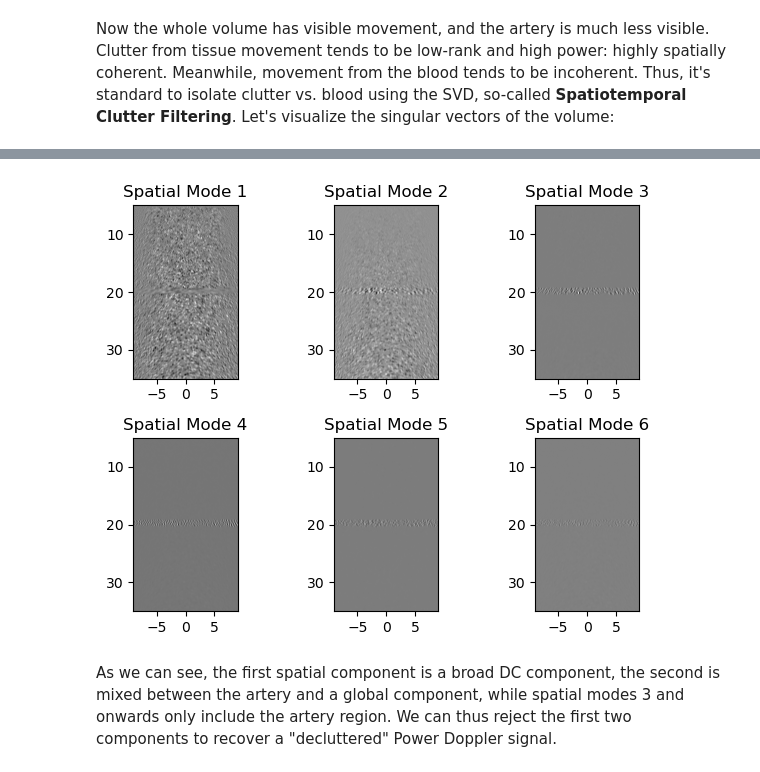
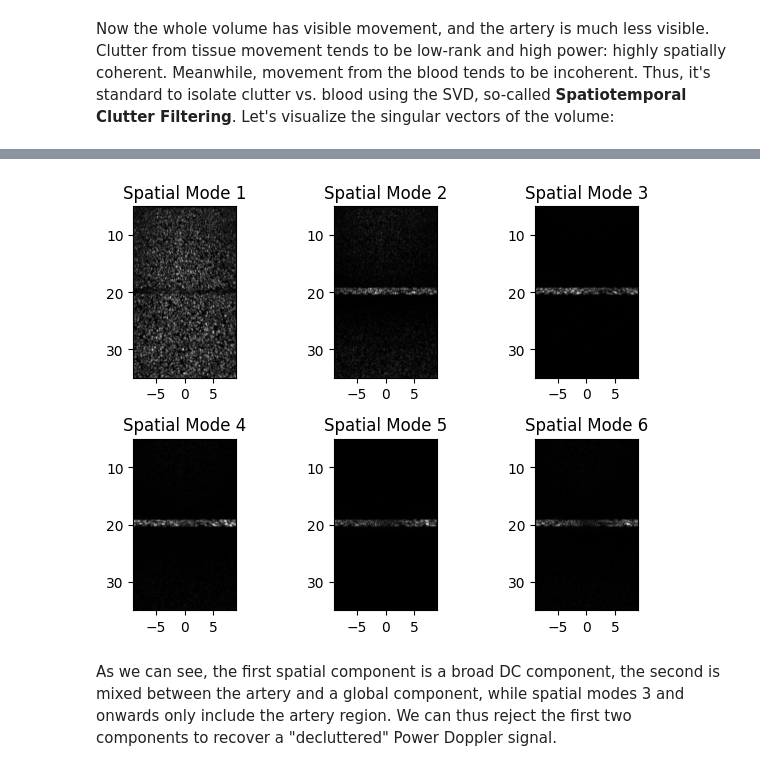
Before and after one commit to patrickmineault/fus, a Jupyter notebook: 03 - Functional Reconstruction.ipynb, the cells around one changed output, grey strips where cells are left out. Saved outputs shown, nothing was run; the diff lists cells and outputs as text; code cells hidden in the pictures.

```diff
--- a/03 - Functional Reconstruction.ipynb
+++ b/03 - Functional Reconstruction.ipynb
@@ -890,9 +889,8 @@ for density in densities:
         )
         imgs_complex_test.append(img_complex_test)
 
-    # Compute envelope and variance
-    imgs_env_test = np.array([np.abs(img) for img in imgs_complex_test])
-    img_std_test = imgs_env_test.std(axis=0)
+    imgs_complex_test = np.array(imgs_complex_test)
+    img_std_test = imgs_complex_test.std(axis=0)
 
     # Create mask for pixels in the vessel region
     X_grid, Z_grid = np.meshgrid(x, z)
@@ -927,7 +925,7 @@ ax1.plot(
     label="Measured PD signal",
 )
 ax1.set_xlabel("Density (times baseline)", fontsize=12)
-ax1.set_ylabel("Power Doppler Signal (std of envelope)", fontsize=12)
+ax1.set_ylabel("Power Doppler Signal (std of complex images)", fontsize=12)
 ax1.set_title(
     "Power Doppler Signal vs. Density\n(Horizontal blood vessel, coherent flow)",
     fontsize=14,
@@ -1053,9 +1051,8 @@ for angle_idx, flow_angle in enumerate(flow_angles_deg):
         )
         imgs_complex_test.append(img_complex_test)
 
-    # Compute envelope and variance
-    imgs_env_test = np.array([np.abs(img) for img in imgs_complex_test])
-    img_std_test = imgs_env_test.std(axis=0)
+    imgs_complex_test = np.array(imgs_complex_test)
+    img_std_test = imgs_complex_test.std(axis=0)
 
     # Create rotated rectangular mask for pixels
     X_grid, Z_grid = np.meshgrid(x, z)
@@ -1096,7 +1093,7 @@ ax1.plot(
     color="#3498db",
 )
 ax1.set_xlabel("Flow Angle (degrees)", fontsize=12)
-ax1.set_ylabel("Power Doppler Signal (std of envelope)", fontsize=12)
+ax1.set_ylabel("Power Doppler Signal (std of complex images)", fontsize=12)
 ax1.set_title(
     f"Power Doppler Signal vs. Flow Angle\n(Flow speed: {flow_speed*1e3:.1f} mm/s)",
     fontsize=14,
@@ -1236,6 +1233,7 @@ for Y in tqdm(Ys):
         Y, times, elem_pos, x, z, P.c, betas, 2 * np.pi * P.f_carrier, alpha
     )
     imgs_complex.append(img_complex)
+imgs_complex = np.array(imgs_complex)
 
 print(f"✓ Collected {len(Ys)} frames")
 print(f"  Each frame shape: {Ys[0].shape}")
@@ -1267,8 +1263,9 @@ plt.show()
 # %% [markdown]
 Now the whole volume has visible movement, and the artery is much less visible. Clutter from tissue movement tends to be low-rank and high power: highly spatially coherent. Meanwhile, movement from the blood tends to be incoherent. Thus, it's standard to isolate clutter vs. blood using the SVD, so-called **Spatiotemporal Clutter Filtering**. Let's visualize the singular vectors of the volume:
 # %%
-imgs_env = np.array([np.real(img) for img in imgs_complex])
-U, S, Vh = np.linalg.svd(imgs_env.reshape(len(imgs_env), -1), full_matrices=False)
+U, S, Vh = np.linalg.svd(
+    imgs_complex.reshape(len(imgs_complex), -1), full_matrices=False
+)
 # %%
 plt.plot(S / S.sum(), "o-")
 plt.xlabel("Component index")
@@ -1280,15 +1277,15 @@ plt.yscale("log")
 # %%
 for i in range(6):
     plt.subplot(2, 3, i + 1)
     plt.imshow(
-        Vh[i, :].reshape(imgs_env.shape[1:]),
+        abs(Vh[i, :].reshape(imgs_complex.shape[1:])),
         cmap="gray",
         extent=[x[0] * 1e3, x[-1] * 1e3, z[-1] * 1e3, z[0] * 1e3],
     )
     plt.title(f"Spatial Mode {i+1}")
 plt.tight_layout()
 # %% [output]
-[figure, old version]
+[figure, new version]
 # %% [markdown]
 As we can see, the first spatial component is a broad DC component, the second is mixed between the artery and a global component, while spatial modes 3 and onwards only include the artery region. We can thus reject the first two components to recover a "decluttered" Power Doppler signal.
 # %%
```
Also changed, not shown: parts of 21 cells of this notebook, 3 other files.
